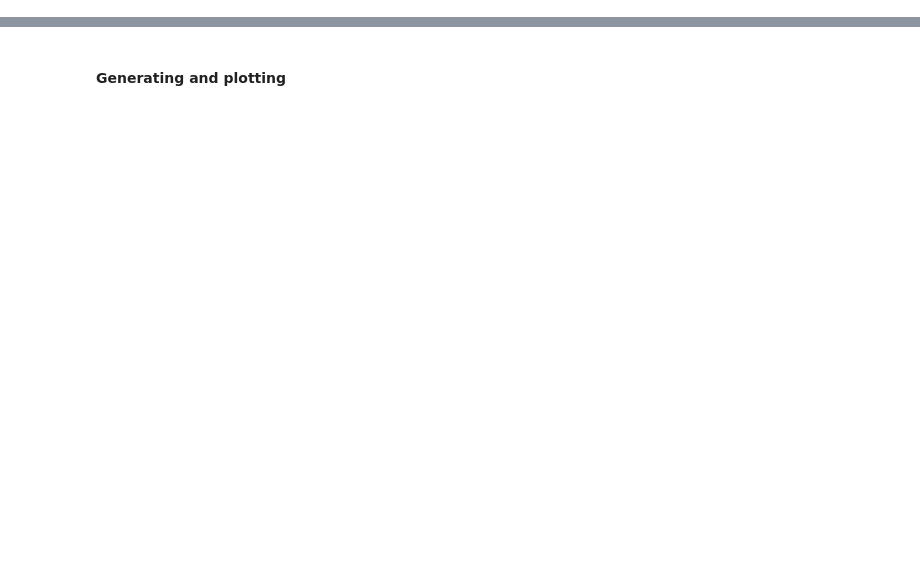
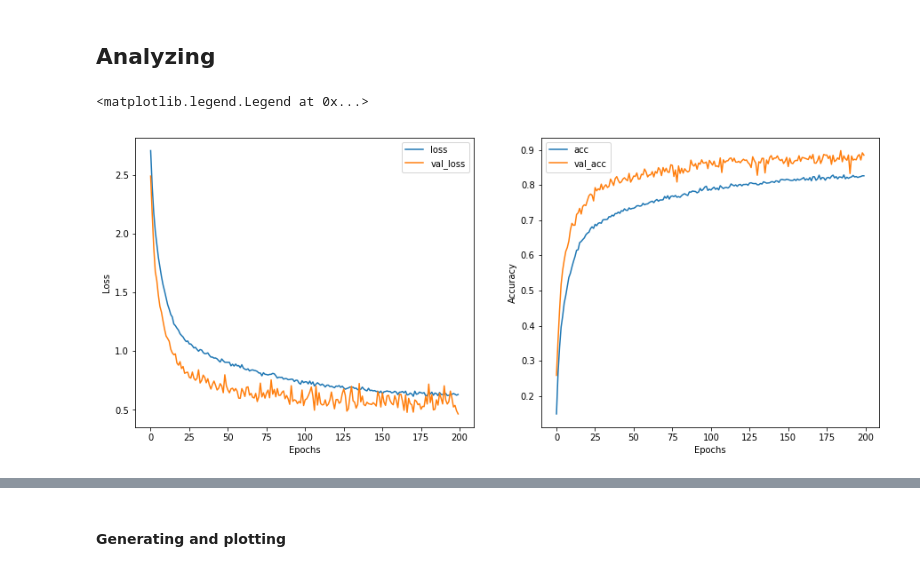
Before and after one commit to faznaimov/simpsons-classification, a Jupyter notebook: model_training.ipynb, the cells around one changed output, grey strips where cells are left out. Drawn from its saved outputs; the diff is of its cells as text; code cells hidden in the pictures; blank space fills up the shorter version.

```diff
--- a/model_training.ipynb
+++ b/model_training.ipynb
@@ -78,13 +122,18 @@ model = train.load_model_from_checkpoint('./models/weights.best.hdf5', six_conv=
+# %% [markdown]
+## Analyzing
 # %%
 epochs= range(200)
 f, ax = plt.subplots(ncols=2, figsize=(15,6))
-ax[0].plot(epochs, history.history['loss'], label='loss')
-ax[0].plot(epochs, history.history['val_loss'], label='val_loss')
+ax[0].plot(epochs, history['loss'], label='loss')
+ax[0].plot(epochs, history['val_loss'], label='val_loss')
 ax[0].set_xlabel('Epochs')
 ax[0].set_ylabel('Loss')
 ax[0].legend()
-ax[1].plot(epochs, history.history['acc'], label='acc')
-ax[1].plot(epochs, history.history['val_acc'], label='val_acc')
+ax[1].plot(epochs, history['acc'], label='acc')
+ax[1].plot(epochs, history['val_acc'], label='val_acc')
 ax[1].set_xlabel('Epochs')
 ax[1].set_ylabel('Accuracy')
 ax[1].legend()
+# %% [output]
+<matplotlib.legend.Legend at 0x...>
+[figure, added]
```
Also changed, not shown: parts of 35 cells of this notebook.
